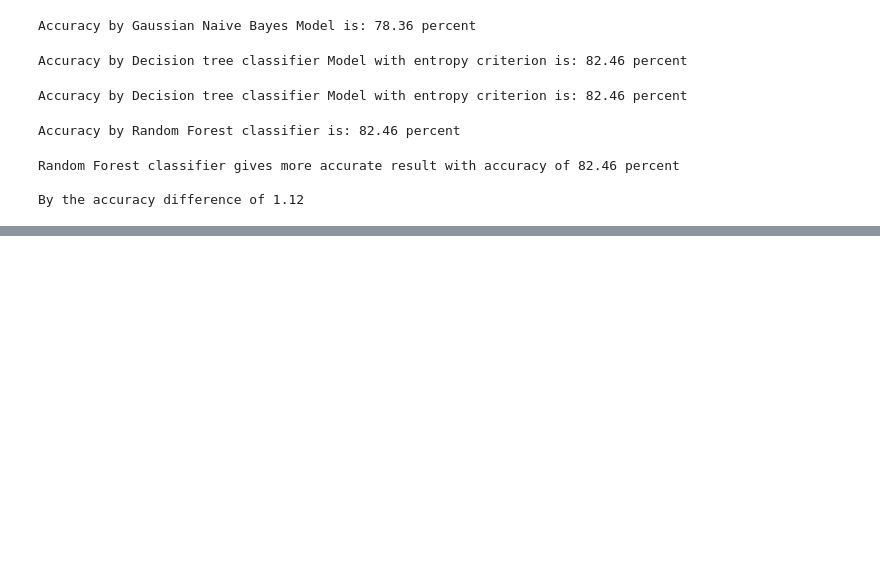
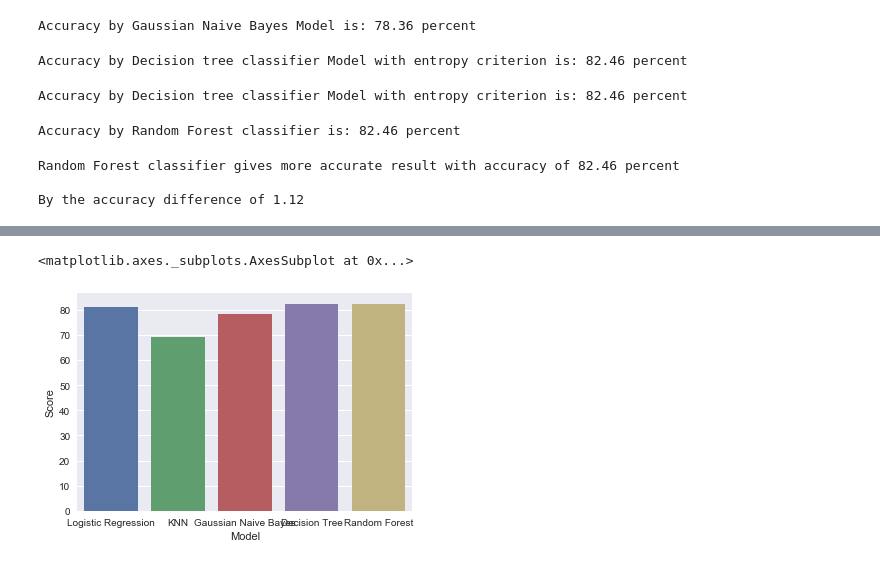
Before and after one commit to PALAKAGGARWAL62/Titanic_survival, a Jupyter notebook: titanic_case_study.ipynb, the cells around one changed output, grey strips where cells are left out. Cells and saved outputs as stored; diff of their text form; code cells hidden in the pictures; blank space fills up the shorter version.

```diff
--- a/titanic_case_study.ipynb
+++ b/titanic_case_study.ipynb
@@ -205,3 +205,10 @@ classifiers = {'Logistic Regression':m,
               'Gaussian Naive Bayes':acc_gnb,
               'Decision Tree':acc_dten,
               'Random Forest':acc_rf}
+# %%
+# dataframe containing different models used and their accuracy
+models = pd.DataFrame({
+    'Model': ['Logistic Regression', 'KNN' , 'Gaussian Naive Bayes','Decision Tree', 'Random Forest'],
+    'Score': [m, acc_knn, acc_gnb, acc_dten, acc_rf]
+})
+print models
@@ -231,0 +261,7 @@ plt.show()
+# %%
+# ****************************** PLOT USING SEABORN ******************************
+# plot bar graph for models and accuracy score
+sns.barplot(x='Model',y='Score',data = models)
+# %% [output]
+<matplotlib.axes._subplots.AxesSubplot at 0x...>
+[figure, added]
```
Also changed, not shown: parts of 6 cells of this notebook.
